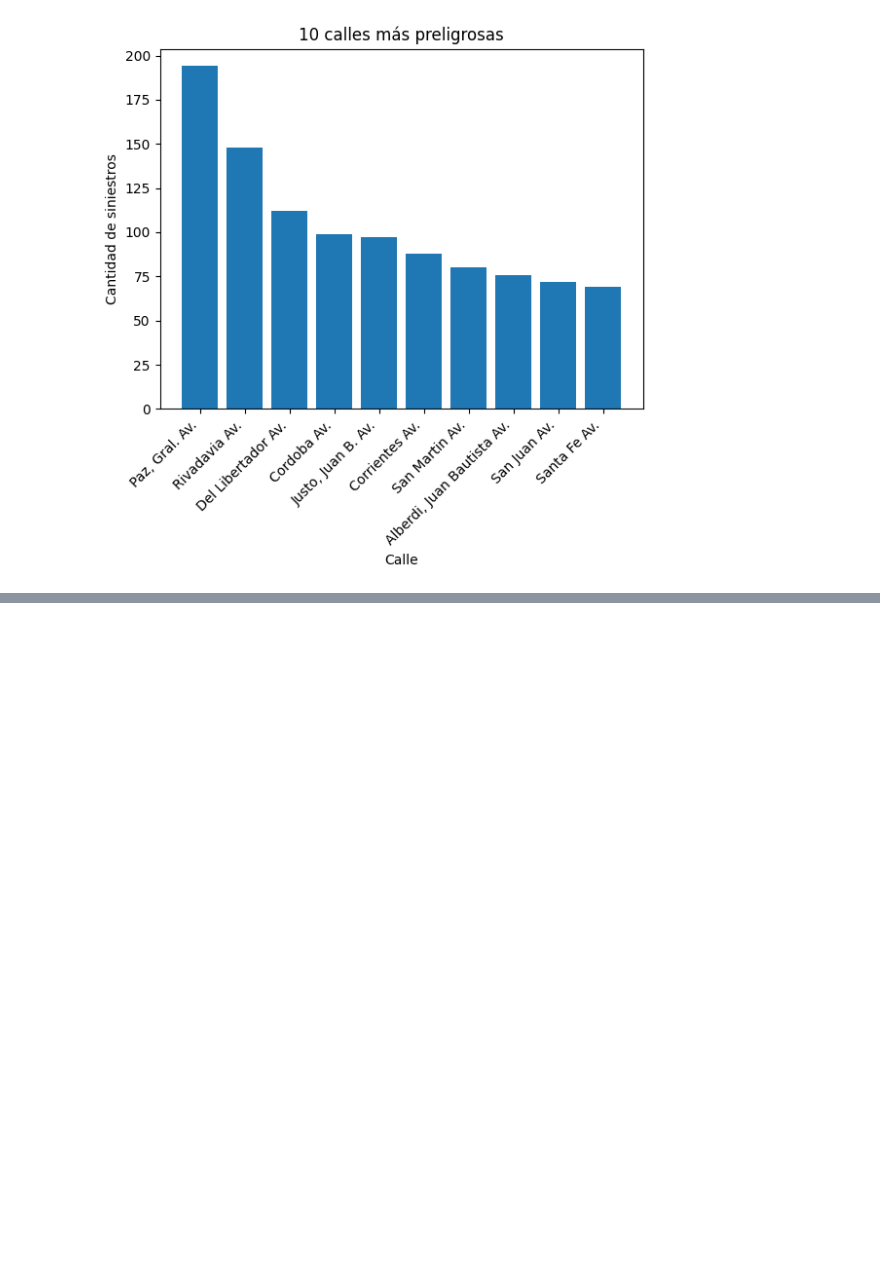
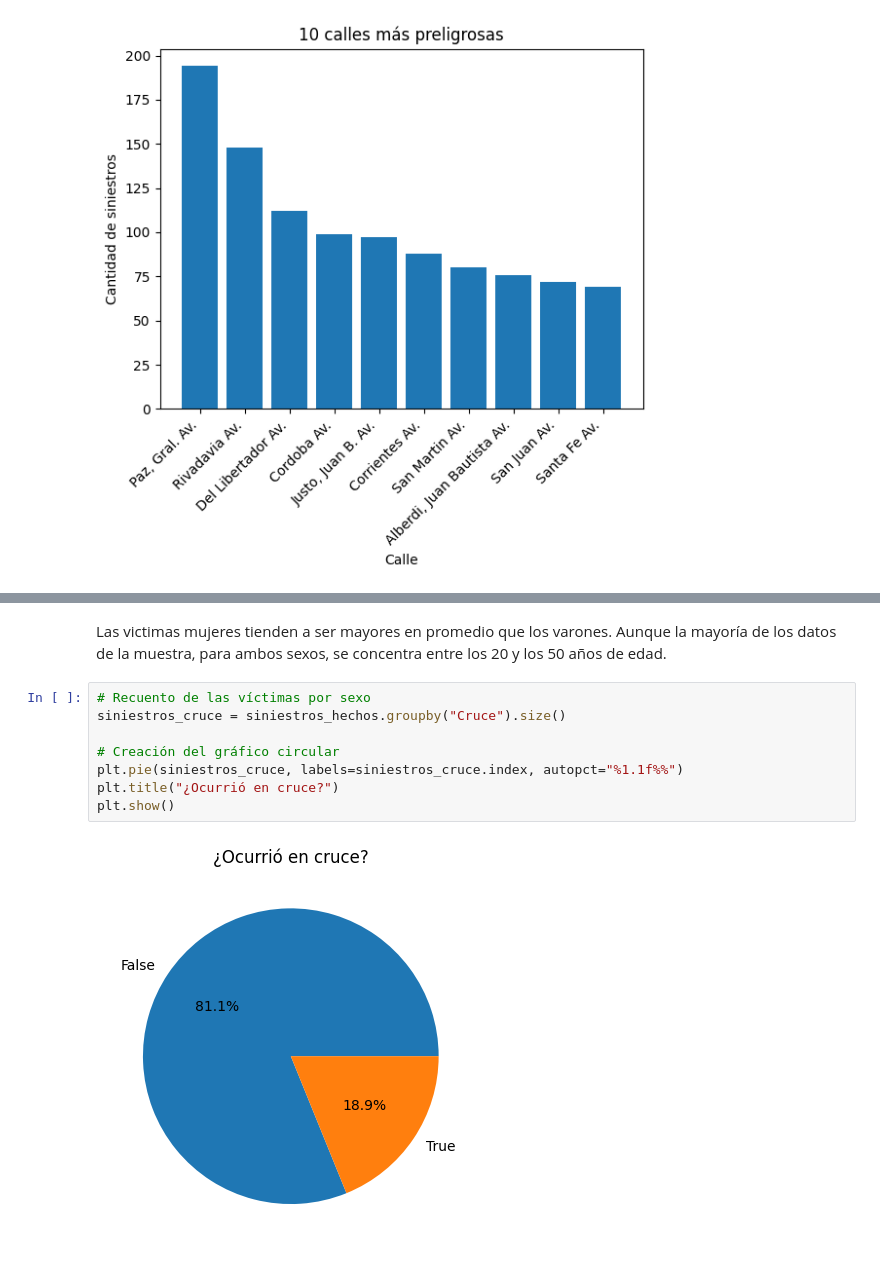
Before and after one commit to ga-romu/PI_DA_siniestros_viales, a Jupyter notebook: notebooks/02_EDA.ipynb, the cells around one changed output, grey strips where cells are left out. Drawn from its saved outputs; the diff is of its cells as text; blank space fills up the shorter version.

```diff
--- a/notebooks/02_EDA.ipynb
+++ b/notebooks/02_EDA.ipynb
@@ -162,0 +177,12 @@ plt.show()
+# %% [markdown]
+Las victimas mujeres tienden a ser mayores en promedio que los varones. Aunque la mayoría de los datos de la muestra, para ambos sexos, se concentra entre los 20 y los 50 años de edad.
+# %%
+# Recuento de las víctimas por sexo
+siniestros_cruce = siniestros_hechos.groupby("Cruce").size()
+
+# Creación del gráfico circular
+plt.pie(siniestros_cruce, labels=siniestros_cruce.index, autopct="%1.1f%%")
+plt.title("¿Ocurrió en cruce?")
+plt.show()
+# %% [output]
+[figure, added]
```
Also changed, not shown: parts of 19 cells of this notebook, 17 other files.
